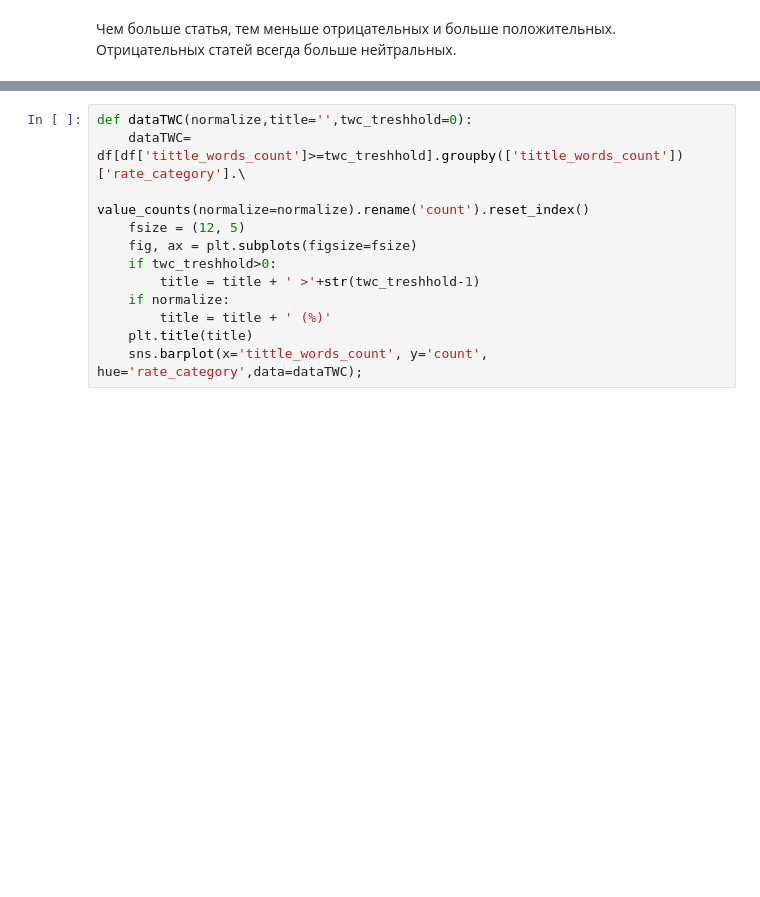
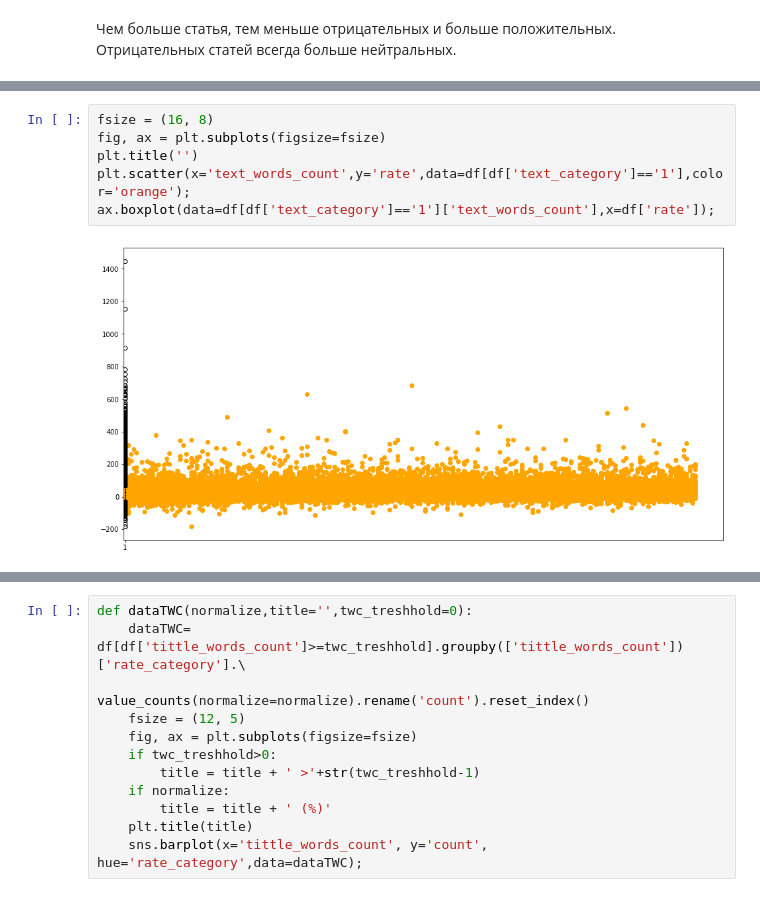
Before and after one commit to D7nis/DS_Habr_rate, a Jupyter notebook: Habr.ipynb, the cells around one changed output, grey strips where cells are left out. Saved outputs shown, nothing was run; the diff lists cells and outputs as text; blank space fills up the shorter version.

```diff
--- a/Habr.ipynb
+++ b/Habr.ipynb
@@ -595,0 +610,8 @@ sns.barplot(x='text_category', y='percent', hue='rate_category',data=dataTC);
+# %%
+fsize = (16, 8)
+fig, ax = plt.subplots(figsize=fsize)
+plt.title('')
+plt.scatter(x='text_words_count',y='rate',data=df[df['text_category']=='1'],color='orange');
+ax.boxplot(data=df[df['text_category']=='1']['text_words_count'],x=df['rate']);
+# %% [output]
+[figure, added]
```
Also changed, not shown: parts of 23 cells of this notebook.
